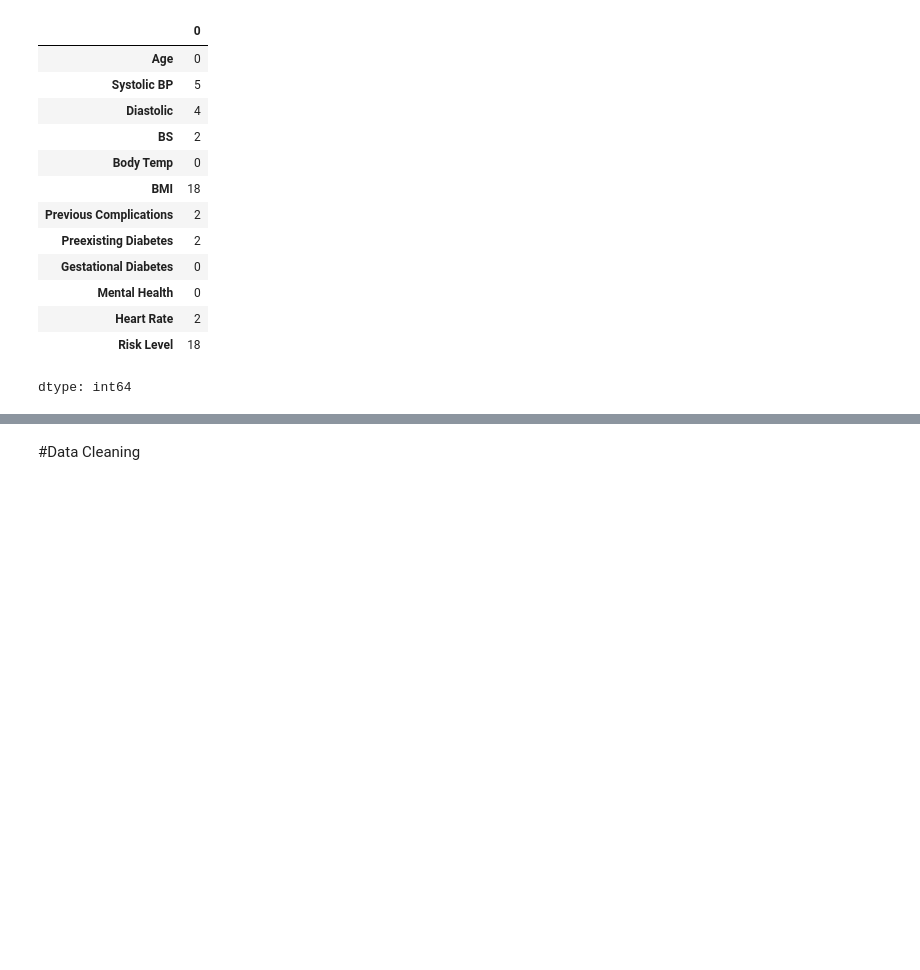
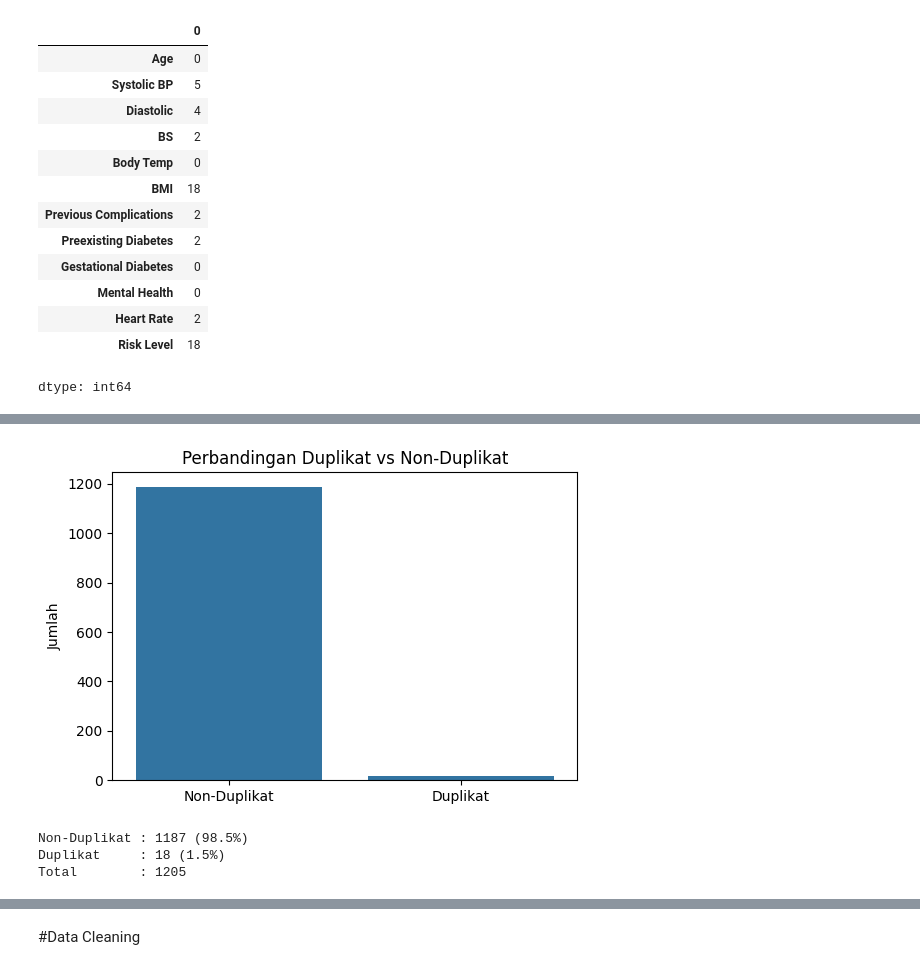
Before and after one commit to alifnw/3-Alif-Livyandra, a Jupyter notebook: Weekly_Report_2.ipynb, the cells around one changed output, grey strips where cells are left out. Drawn from its saved outputs; the diff is of its cells as text; code cells hidden in the pictures; blank space fills up the shorter version.

```diff
--- a/Weekly_Report_2.ipynb
+++ b/Weekly_Report_2.ipynb
@@ -112,0 +176,21 @@ dtype: int64
+# %%
+total = len(df)
+duplikat = df.duplicated().sum()
+non_duplikat = total - duplikat
+
+plt.figure(figsize=(6, 4))
+sns.barplot(x=['Non-Duplikat', 'Duplikat'],
+            y=[non_duplikat, duplikat])
+
+plt.title('Perbandingan Duplikat vs Non-Duplikat')
+plt.ylabel('Jumlah')
+plt.show()
+
+print(f"Non-Duplikat : {non_duplikat} ({non_duplikat/total*100:.1f}%)")
+print(f"Duplikat     : {duplikat} ({duplikat/total*100:.1f}%)")
+print(f"Total        : {total}")
+# %% [output]
+[figure, added]
+Non-Duplikat : 1187 (98.5%)
+Duplikat     : 18 (1.5%)
+Total        : 1205
```
Also changed, not shown: parts of 48 cells of this notebook.
